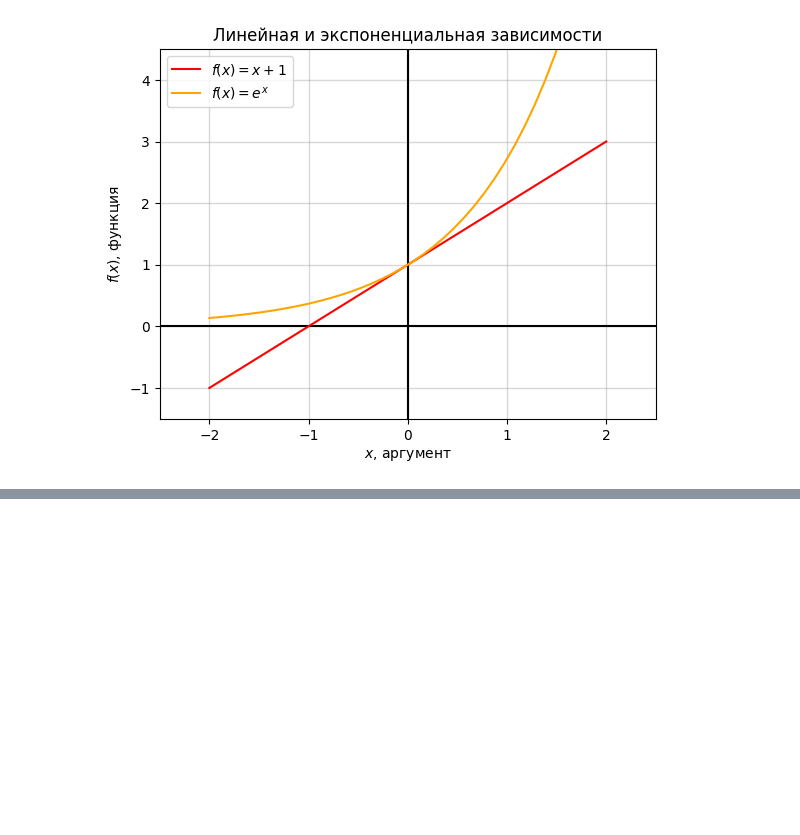
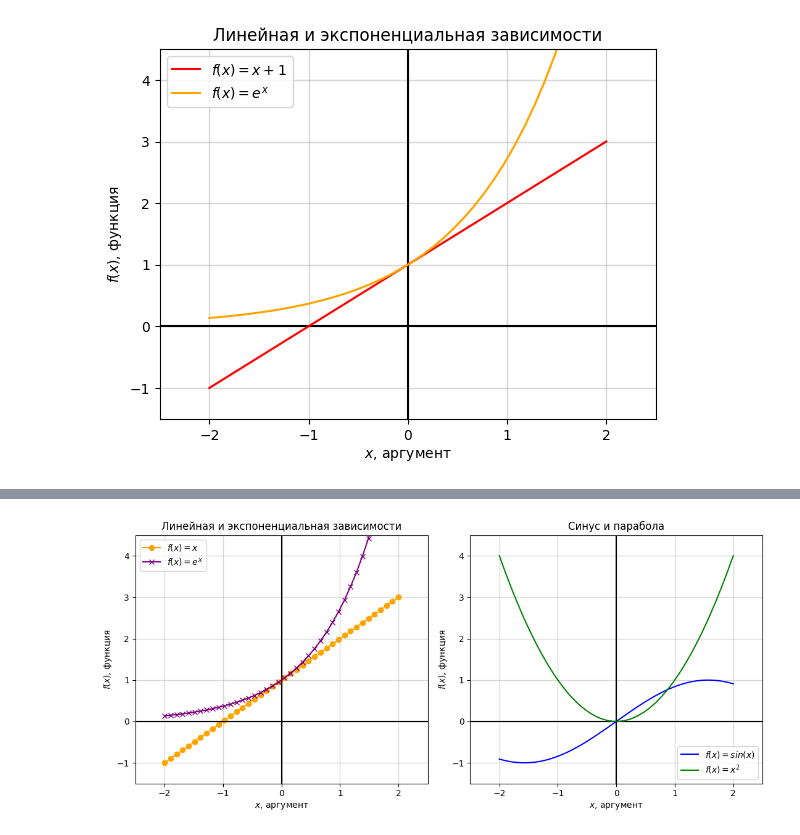
Before and after one commit to Cougar74/SGAU_operator_UAV, a Jupyter notebook: Практика/Практика - Основы Python/Practice_modules.ipynb, the cells around one changed output, grey strips where cells are left out. Cells and saved outputs as stored; diff of their text form; code cells hidden in the pictures; blank space fills up the shorter version.

```diff
--- a/Практика/Практика - Основы Python/Practice_modules.ipynb
+++ b/Практика/Практика - Основы Python/Practice_modules.ipynb
@@ -935,0 +978,29 @@ plt.show()
+# %%
+fig, ax = plt.subplots(1, 2)
+fig.set_size_inches(11, 5)
+
+# График №1
+ax[0].set_title('Линейная и экспоненциальная зависимости')
+margin = .5
+ax[0].set_xlim((x.min() - margin, x.max() + margin))
+ax[0].set_ylim((-1.5, 4.5))
+
+my_plotter(ax[0], x, x + 1, label="$f(x) = x$", c='orange', marker='o')
+my_plotter(ax[0], x, np.exp(x), label="$f(x) = e^x$", c='purple', marker='x')
+ax[0].legend()
+
+# График №2
+ax[1].set_title('Синус и парабола')
+margin = .5
+ax[1].set_xlim((x.min() - margin, x.max() + margin))
+ax[1].set_ylim((-1.5, 4.5))
+
+my_plotter(ax[1], x, np.sin(x), label="$f(x) = sin(x)$", c='b')
+my_plotter(ax[1], x, x**2, label="$f(x) = x^2$", c='g')
+
+ax[1].legend()
+
+plt.tight_layout()
+plt.show()
+# %% [output]
+[figure, added]
```
Also changed, not shown: parts of 14 cells of this notebook, 1 other file.
